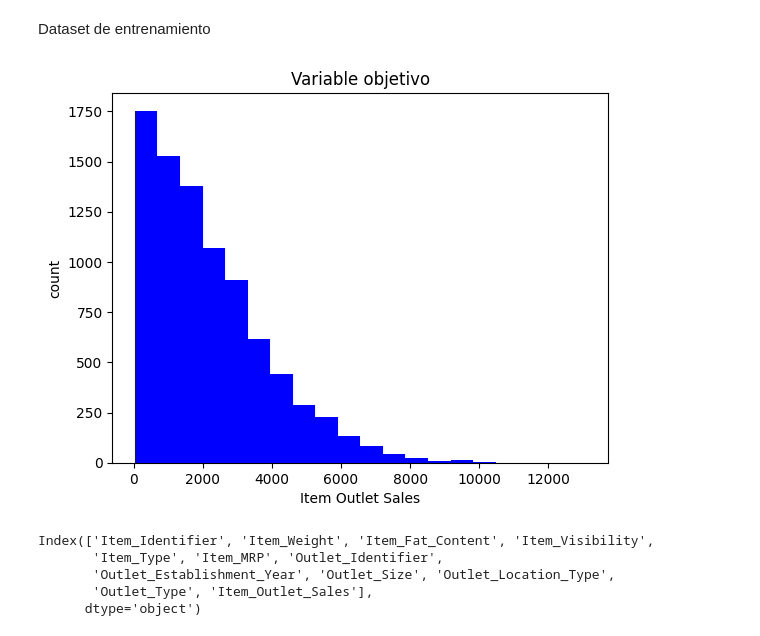
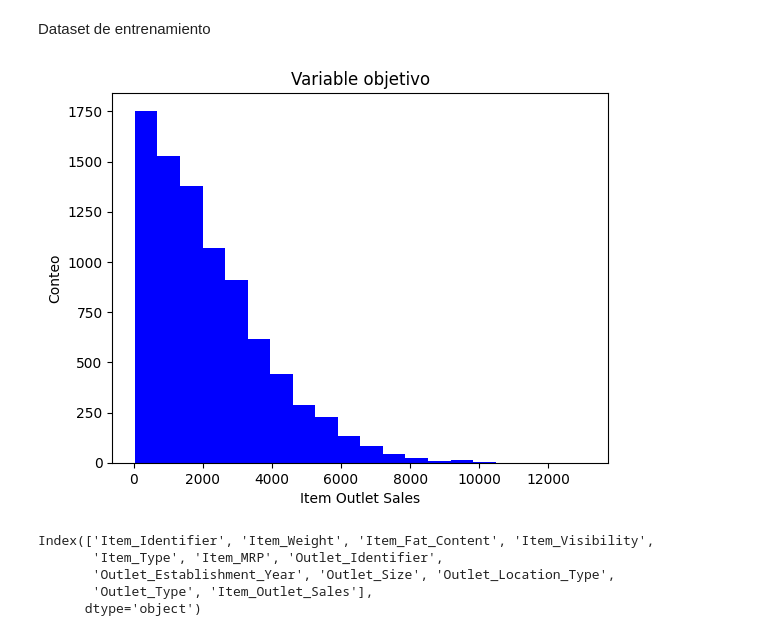
Before and after one commit to Mapache2302/ProTesis, a Jupyter notebook: Tesis/ProyectoTesis.ipynb, the cells around one changed output. Cells and saved outputs as stored; diff of their text form; code cells hidden in the pictures.

```diff
--- a/Tesis/ProyectoTesis.ipynb
+++ b/Tesis/ProyectoTesis.ipynb
@@ -113,17 +126,17 @@ Dataset de entrenamiento
 # %%
 plt.hist(train['Item_Outlet_Sales'], bins = 20, color = 'blue')
 
 # Extraemos todos los valores de ventas de los productos del grupo de entrenamiento. Es decir,
 # los datos de la columnas 'Item_Outlet_Sales'
 # La cantidad de barras para este gráfico será de 20.
 # El color de las barras será azul.
 
 plt.title('Variable objetivo')
 plt.xlabel('Item Outlet Sales') # Cantidad de artículos vendidos
-plt.ylabel('count')
+plt.ylabel('Conteo')
 plt.show()
 # %% [output]
-[figure, old version]
+[figure, new version]
 # %%
 #Veremos las columnas del dataset de entrenamiento
 print(train.columns)
```
Also changed, not shown: parts of 42 cells of this notebook.
